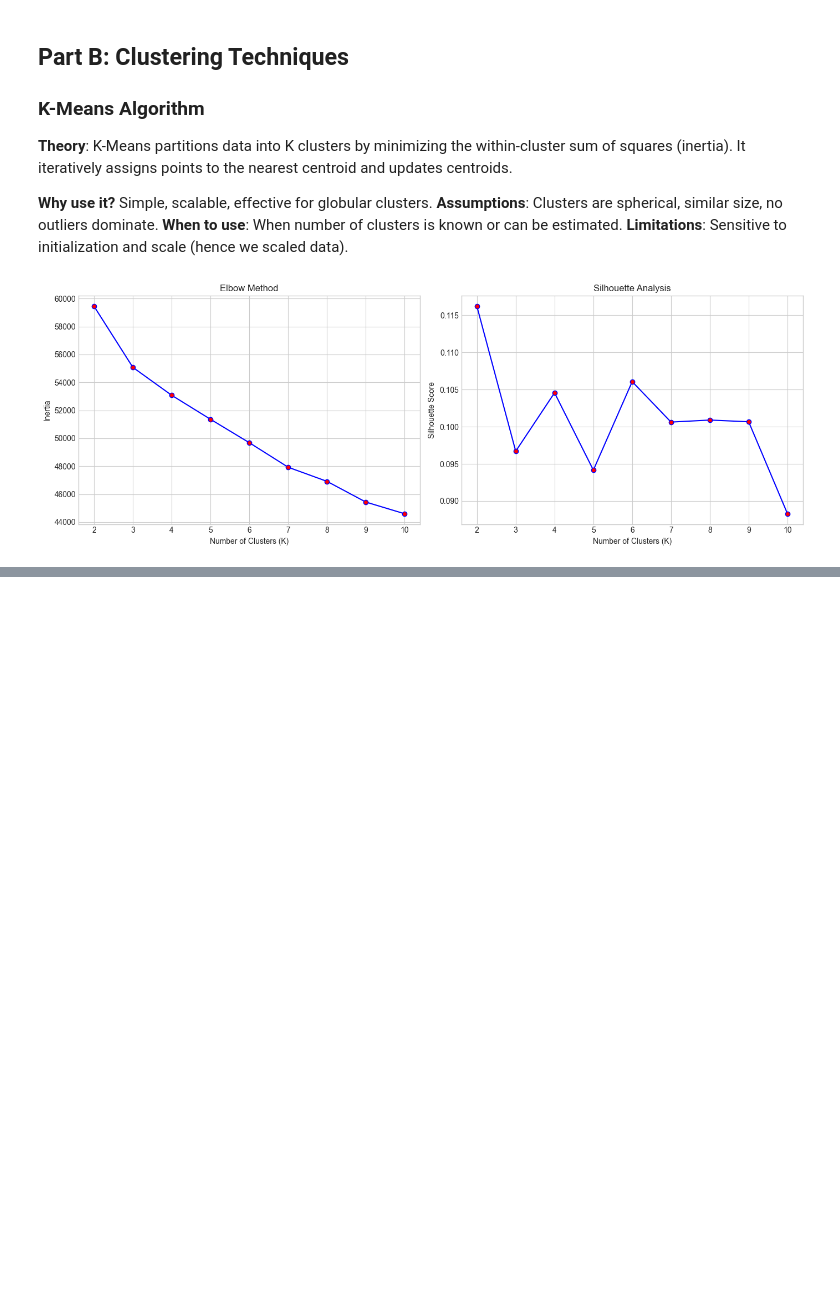
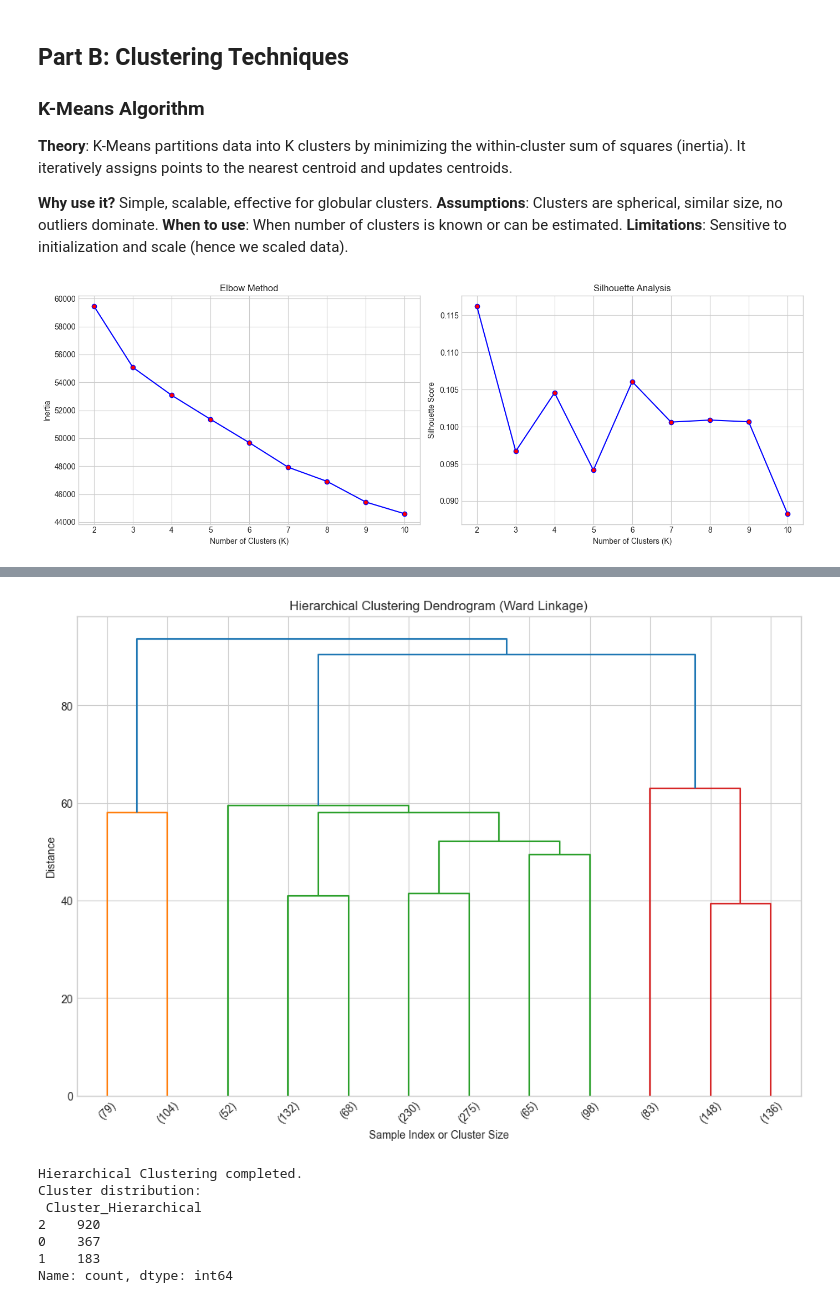
Before and after one commit to Sarim-web/PKCERT_aiml_internship, a Jupyter notebook: PKCERT_internship_task12/notebooks/Task12_Clustering_Dimensionality_Reduction.ipynb, the cells around one changed output, grey strips where cells are left out. Drawn from its saved outputs; the diff is of its cells as text; code cells hidden in the pictures; blank space fills up the shorter version.

```diff
--- a/PKCERT_internship_task12/notebooks/Task12_Clustering_Dimensionality_Reduction.ipynb
+++ b/PKCERT_internship_task12/notebooks/Task12_Clustering_Dimensionality_Reduction.ipynb
@@ -260,0 +301,29 @@ plt.show()
+# %%
+# Hierarchical Clustering
+linked = linkage(X_scaled, method='ward')
+
+# Plot Dendrogram
+plt.figure(figsize=(12, 8))
+dendrogram(linked, truncate_mode='lastp', p=12, leaf_rotation=45, leaf_font_size=10)
+plt.title('Hierarchical Clustering Dendrogram (Ward Linkage)')
+plt.xlabel('Sample Index or Cluster Size')
+plt.ylabel('Distance')
+plt.axhline(y=100, color='r', linestyle='--')  # Example cut-off line for 3 clusters
+plt.show()
+
+# Fit with 3 clusters for comparison
+hierarchical = AgglomerativeClustering(n_clusters=3, linkage='ward')
+hier_labels = hierarchical.fit_predict(X_scaled)
+
+df_clean['Cluster_Hierarchical'] = hier_labels
+print("Hierarchical Clustering completed.")
+print("Cluster distribution:\n", df_clean['Cluster_Hierarchical'].value_counts())
+# %% [output]
+[figure, added]
+Hierarchical Clustering completed.
+Cluster distribution:
+ Cluster_Hierarchical
+2    920
+0    367
+1    183
+Name: count, dtype: int64
```
Also changed, not shown: parts of 8 cells of this notebook.
